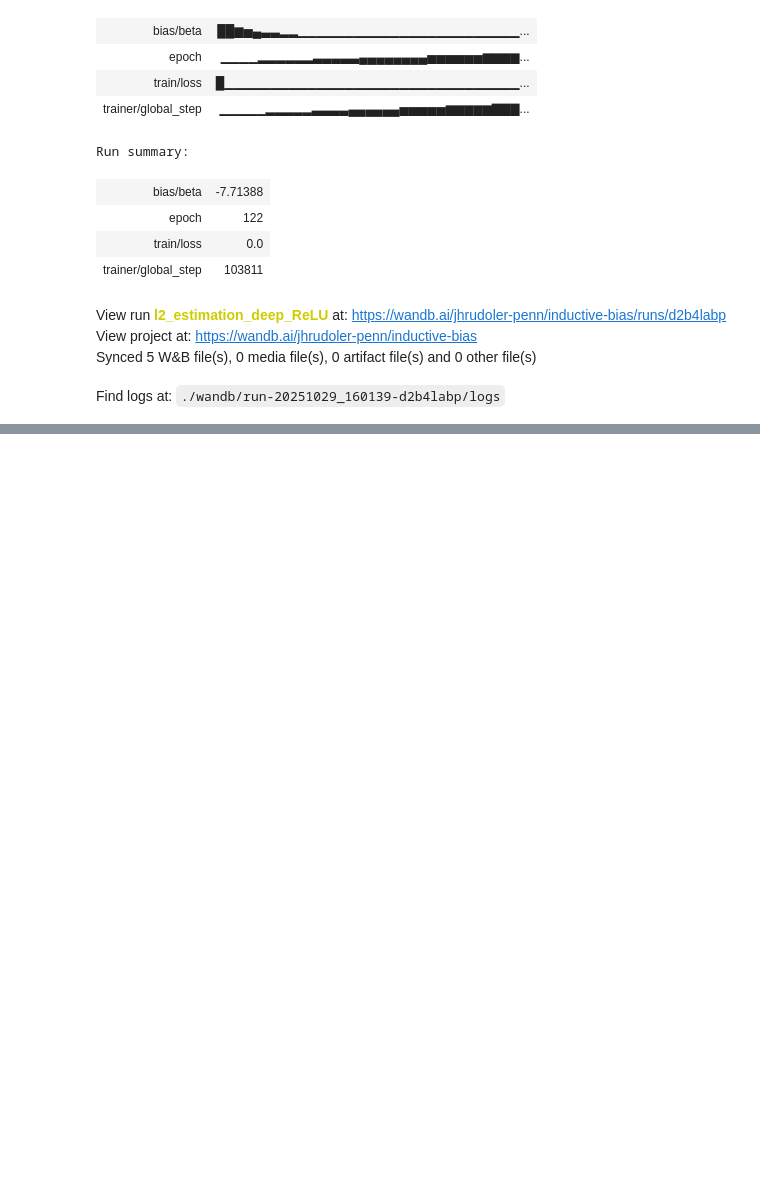
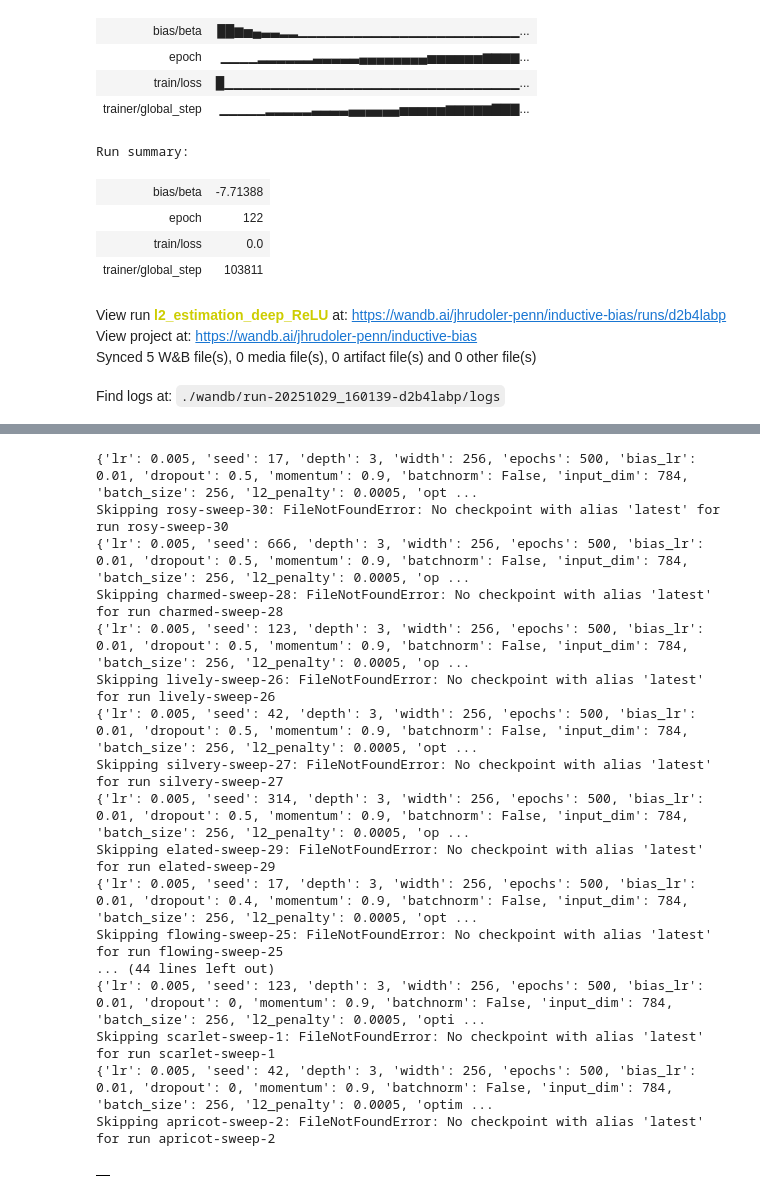
Before and after one commit to jrudoler/estimating-implicit-regularization, a Jupyter notebook: notebooks/l2_estimation_deep_ReLU.ipynb, the cells around one changed output, grey strips where cells are left out. Saved outputs shown, nothing was run; the diff lists cells and outputs as text; code cells hidden in the pictures; blank space fills up the shorter version.

Commit message:
Joint bias models, experiments with dropout

```diff
--- a/notebooks/l2_estimation_deep_ReLU.ipynb
+++ b/notebooks/l2_estimation_deep_ReLU.ipynb
@@ -204,6 +204,8 @@ class RidgeBias(nn.Module):
     def forward(self, flattened_params: torch.Tensor, **kwargs):
         # enforce positive beta by exponentiating
         return torch.exp(self.beta) * torch.sum(flattened_params**2)
+    def get_true_bias(self):
+        return torch.exp(self.beta).item()
 # %%
 # train a model and then estimate the L2 regularization strength with an InductiveBiasEstimator
 from dataclasses import dataclass
@@ -352,0 +389,46 @@ NameError: name 'np' is not defined
+# %%
+def fit_bias_for_run(run):
+    model = load_model_from_run(run)
+    # Build whichever bias model(s) you want
+    bias_model = RidgeBias()
+    estimator = BiasWithCrossEntropy(
+        predictive_model=model.eval(),
+        bias_model=bias_model,
+    )
+    dm = MNISTLightningDataModule(root="~/inductive-bias/MNIST", batch_size=run.config["batch-size"], num_workers=run.config.get("num-workers", 4))
+    trainer = Trainer(max_epochs=200, accelerator="auto", devices=1, callbacks=[EarlyStopping(monitor="train/loss", patience=20)])
+    dm.setup("fit")
+    trainer.fit(estimator, datamodule=dm)
+    return bias_model.get_bias_params()
+# %%
+import pandas as pd
+
+rows = []
+for run in runs:
+    try:
+        bias_value = fit_bias_for_run(run)
+        rows.append({"run_id": run.id, "seed": run.config["seed"], "dropout": run.config["dropout"], "bias": bias_value})
+    except Exception as exc:
+        print(f"Skipping {run.name}: {exc.__class__.__name__}: {exc}")
+
+df = pd.DataFrame(rows)
+df.head()
+# %% [output]
+{'lr': 0.005, 'seed': 17, 'depth': 3, 'width': 256, 'epochs': 500, 'bias_lr': 0.01, 'dropout': 0.5, 'momentum': 0.9, 'batchnorm': False, 'input_dim': 784, 'batch_size': 256, 'l2_penalty': 0.0005, 'opt ...
+Skipping rosy-sweep-30: FileNotFoundError: No checkpoint with alias 'latest' for run rosy-sweep-30
+{'lr': 0.005, 'seed': 666, 'depth': 3, 'width': 256, 'epochs': 500, 'bias_lr': 0.01, 'dropout': 0.5, 'momentum': 0.9, 'batchnorm': False, 'input_dim': 784, 'batch_size': 256, 'l2_penalty': 0.0005, 'op ...
+Skipping charmed-sweep-28: FileNotFoundError: No checkpoint with alias 'latest' for run charmed-sweep-28
+{'lr': 0.005, 'seed': 123, 'depth': 3, 'width': 256, 'epochs': 500, 'bias_lr': 0.01, 'dropout': 0.5, 'momentum': 0.9, 'batchnorm': False, 'input_dim': 784, 'batch_size': 256, 'l2_penalty': 0.0005, 'op ...
+Skipping lively-sweep-26: FileNotFoundError: No checkpoint with alias 'latest' for run lively-sweep-26
+{'lr': 0.005, 'seed': 42, 'depth': 3, 'width': 256, 'epochs': 500, 'bias_lr': 0.01, 'dropout': 0.5, 'momentum': 0.9, 'batchnorm': False, 'input_dim': 784, 'batch_size': 256, 'l2_penalty': 0.0005, 'opt ...
+Skipping silvery-sweep-27: FileNotFoundError: No checkpoint with alias 'latest' for run silvery-sweep-27
+{'lr': 0.005, 'seed': 314, 'depth': 3, 'width': 256, 'epochs': 500, 'bias_lr': 0.01, 'dropout': 0.5, 'momentum': 0.9, 'batchnorm': False, 'input_dim': 784, 'batch_size': 256, 'l2_penalty': 0.0005, 'op ...
+Skipping elated-sweep-29: FileNotFoundError: No checkpoint with alias 'latest' for run elated-sweep-29
+{'lr': 0.005, 'seed': 17, 'depth': 3, 'width': 256, 'epochs': 500, 'bias_lr': 0.01, 'dropout': 0.4, 'momentum': 0.9, 'batchnorm': False, 'input_dim': 784, 'batch_size': 256, 'l2_penalty': 0.0005, 'opt ...
+Skipping flowing-sweep-25: FileNotFoundError: No checkpoint with alias 'latest' for run flowing-sweep-25
+... (44 lines left out)
+{'lr': 0.005, 'seed': 123, 'depth': 3, 'width': 256, 'epochs': 500, 'bias_lr': 0.01, 'dropout': 0, 'momentum': 0.9, 'batchnorm': False, 'input_dim': 784, 'batch_size': 256, 'l2_penalty': 0.0005, 'opti ...
+Skipping scarlet-sweep-1: FileNotFoundError: No checkpoint with alias 'latest' for run scarlet-sweep-1
+{'lr': 0.005, 'seed': 42, 'depth': 3, 'width': 256, 'epochs': 500, 'bias_lr': 0.01, 'dropout': 0, 'momentum': 0.9, 'batchnorm': False, 'input_dim': 784, 'batch_size': 256, 'l2_penalty': 0.0005, 'optim ...
+Skipping apricot-sweep-2: FileNotFoundError: No checkpoint with alias 'latest' for run apricot-sweep-2
+|  |
```
Also changed, not shown: parts of 2 cells of this notebook, 6 other files.
